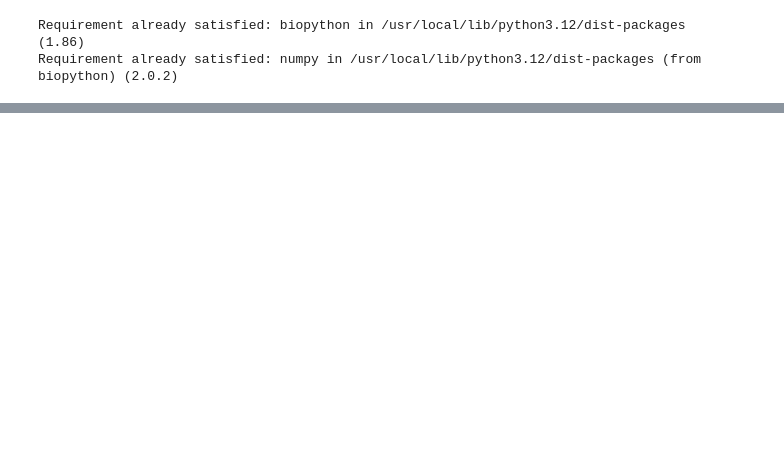
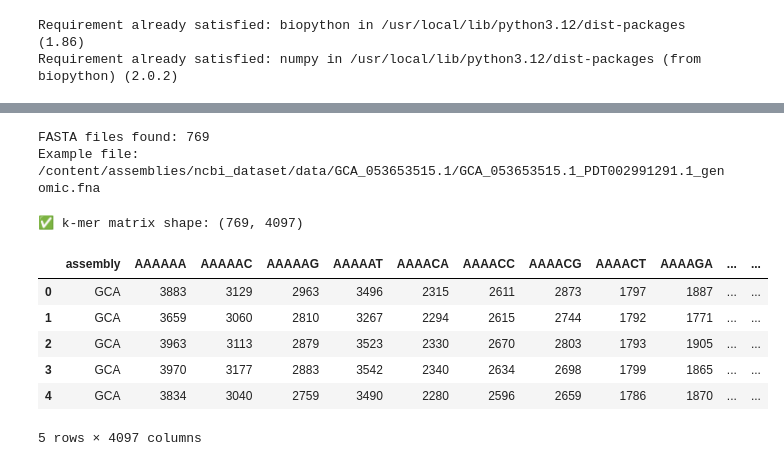
Before and after one commit to Oselin1988/ast_model, a Jupyter notebook: Welcome_To_Colab.ipynb, the cells around one changed output, grey strips where cells are left out. Drawn from its saved outputs; the diff is of its cells as text; code cells hidden in the pictures; blank space fills up the shorter version.

```diff
--- a/Welcome_To_Colab.ipynb
+++ b/Welcome_To_Colab.ipynb
@@ -671,0 +745,71 @@ print("✅ k-mer matrix shape:", X.shape)
+# %%
+import os
+import itertools
+import numpy as np
+import pandas as pd
+from Bio import SeqIO
+from tqdm import tqdm
+
+# ===== CONFIG =====
+ASSEMBLY_DIR = "/content/assemblies/ncbi_dataset/data"
+K = 6
+# ==================
+
+# Generate all possible k-mers
+kmers = [''.join(p) for p in itertools.product("ACGT", repeat=K)]
+kmer_index = {k: i for i, k in enumerate(kmers)}
+
+rows = []
+assemblies = []
+
+# Collect FASTA files
+fasta_files = []
+for root, dirs, files in os.walk(ASSEMBLY_DIR):
+    for file in files:
+        if file.endswith(".fna"):
+            fasta_files.append(os.path.join(root, file))
+
+print("FASTA files found:", len(fasta_files))
+print("Example file:", fasta_files[0])
+
+assert len(fasta_files) > 0, "❌ No FASTA files found"
+
+# Process each assembly
+for fasta_path in tqdm(fasta_files):
+    assembly_id = os.path.basename(fasta_path).split("_")[0]
+
+    counts = np.zeros(len(kmers), dtype=np.int32)
+    total_kmers = 0
+
+    for record in SeqIO.parse(fasta_path, "fasta"):
+        seq = str(record.seq).upper()
+        for i in range(len(seq) - K + 1):
+            kmer = seq[i:i+K]
+            if kmer in kmer_index:
+                counts[kmer_index[kmer]] += 1
+                total_kmers += 1
+
+    if total_kmers == 0:
+        continue
+
+    rows.append(counts)
+    assemblies.append(assembly_id)
+
+# Build DataFrame
+X = np.vstack(rows)
+kmer_df = pd.DataFrame(X, columns=kmers)
+kmer_df.insert(0, "assembly", assemblies)
+
+print("✅ k-mer matrix shape:", kmer_df.shape)
+kmer_df.head()
+# %% [output]
+FASTA files found: 769
+Example file: /content/assemblies/ncbi_dataset/data/GCA_053653515.1/GCA_053653515.1_PDT002991291.1_genomic.fna
+✅ k-mer matrix shape: (769, 4097)
+|  | assembly | AAAAAA | AAAAAC | AAAAAG | AAAAAT | AAAACA | AAAACC | AAAACG | AAAACT | AAAAGA | ... | ... |
+| 0 | GCA | 3883 | 3129 | 2963 | 3496 | 2315 | 2611 | 2873 | 1797 | 1887 | ... | ... |
+| 1 | GCA | 3659 | 3060 | 2810 | 3267 | 2294 | 2615 | 2744 | 1792 | 1771 | ... | ... |
+| 2 | GCA | 3963 | 3113 | 2879 | 3523 | 2330 | 2670 | 2803 | 1793 | 1905 | ... | ... |
+| 3 | GCA | 3970 | 3177 | 2883 | 3542 | 2340 | 2634 | 2698 | 1799 | 1865 | ... | ... |
+| 4 | GCA | 3834 | 3040 | 2759 | 3490 | 2280 | 2596 | 2659 | 1786 | 1870 | ... | ... |
+5 rows × 4097 columns
```
Also changed, not shown: parts of 97 cells of this notebook.
